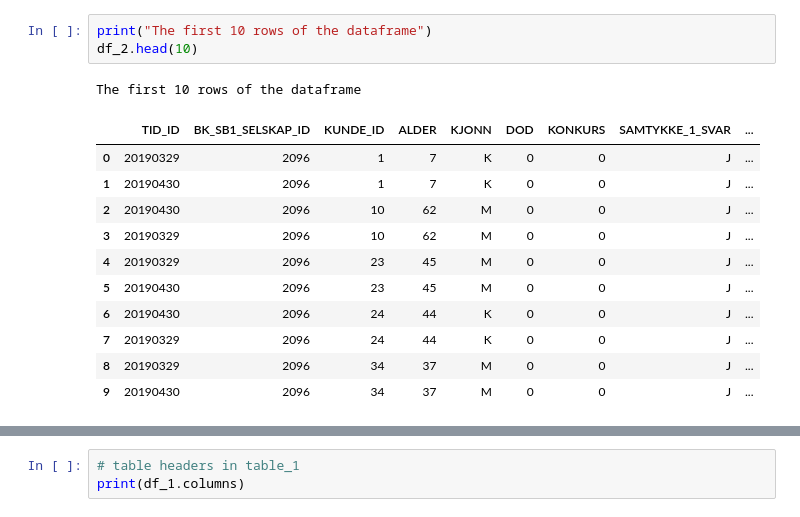
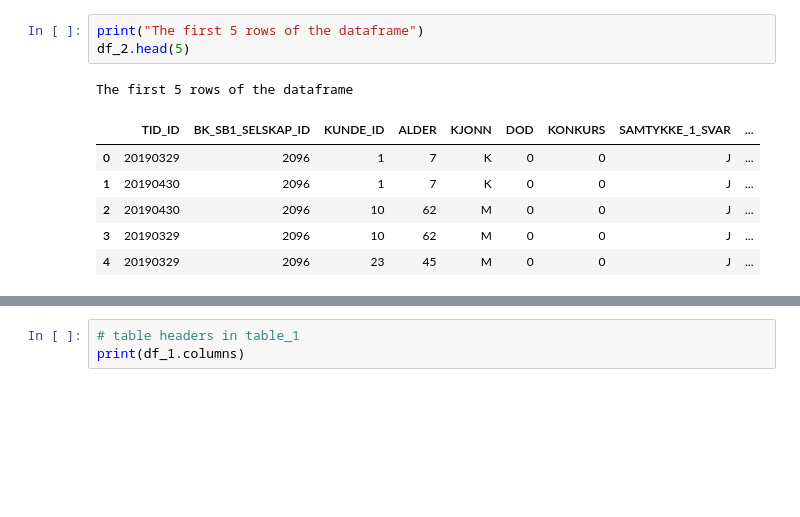
Before and after one commit to AlizaminJ/Bank_Case, a Jupyter notebook: Interview Case.ipynb, the cells around one changed output, grey strips where cells are left out. Drawn from its saved outputs; the diff is of its cells as text; blank space fills up the shorter version.

```diff
--- a/Interview Case.ipynb
+++ b/Interview Case.ipynb
@@ -35,17 +57,12 @@ The first 10 rows of the dataframe
 # %%
-print("The first 10 rows of the dataframe")
-df_2.head(10)
+print("The first 5 rows of the dataframe")
+df_2.head(5)
 # %% [output]
-The first 10 rows of the dataframe
+The first 5 rows of the dataframe
 |  | TID_ID | BK_SB1_SELSKAP_ID | KUNDE_ID | ALDER | KJONN | DOD | KONKURS | SAMTYKKE_1_SVAR | ... |
 | 0 | 20190329 | 2096 | 1 | 7 | K | 0 | 0 | J | ... |
 | 1 | 20190430 | 2096 | 1 | 7 | K | 0 | 0 | J | ... |
 | 2 | 20190430 | 2096 | 10 | 62 | M | 0 | 0 | J | ... |
 | 3 | 20190329 | 2096 | 10 | 62 | M | 0 | 0 | J | ... |
 | 4 | 20190329 | 2096 | 23 | 45 | M | 0 | 0 | J | ... |
-| 5 | 20190430 | 2096 | 23 | 45 | M | 0 | 0 | J | ... |
-| 6 | 20190430 | 2096 | 24 | 44 | K | 0 | 0 | J | ... |
-| 7 | 20190329 | 2096 | 24 | 44 | K | 0 | 0 | J | ... |
-| 8 | 20190329 | 2096 | 34 | 37 | M | 0 | 0 | J | ... |
-| 9 | 20190430 | 2096 | 34 | 37 | M | 0 | 0 | J | ... |
 # %%
```
Also changed, not shown: parts of 160 cells of this notebook, 3 other files.
